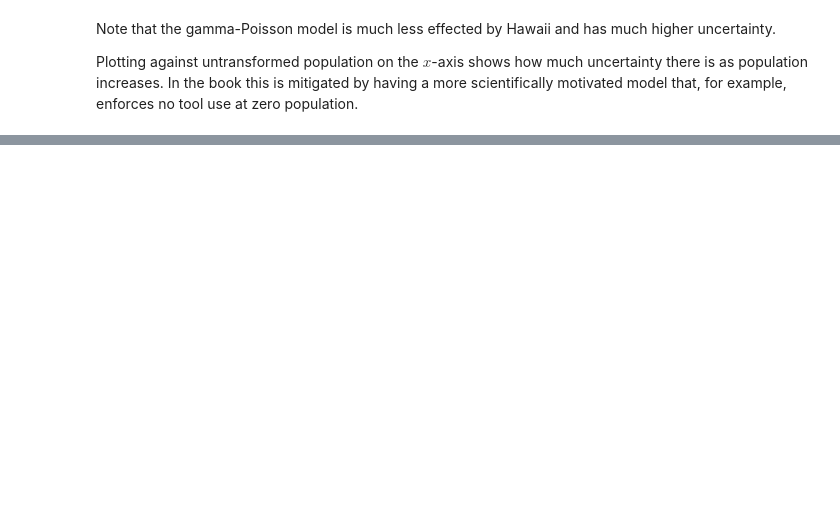
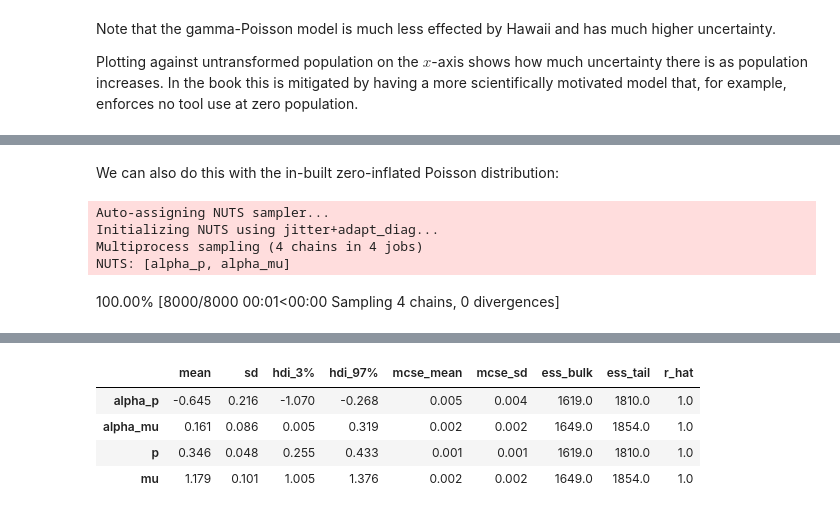
Before and after one commit to chris-leonard/statistical-rethinking, a Jupyter notebook: notes/chapter_12.ipynb, the cells around one changed output, grey strips where cells are left out. Cells and saved outputs as stored; diff of their text form; code cells hidden in the pictures; blank space fills up the shorter version.

```diff
--- a/notes/chapter_12.ipynb
+++ b/notes/chapter_12.ipynb
@@ -638,0 +767,34 @@ fig.tight_layout();
+# %% [markdown]
+We can also do this with the in-built zero-inflated Poisson distribution:
+# %%
+coords = {
+    "day": monks.index,
+}
+with pm.Model(coords=coords) as m12_3a:
+    # # priors
+    alpha_p = pm.Normal("alpha_p", mu=-1.5, sigma=1.0)
+    alpha_mu = pm.Normal("alpha_mu", mu=1.0, sigma=0.5)
+
+    # link functions
+    p = pm.Deterministic("p", pm.math.invlogit(alpha_p))
+    mu = pm.Deterministic("mu", pm.math.exp(alpha_mu))
+
+    # likelihood
+    manuscripts = pm.ZeroInflatedPoisson(
+        "manuscripts",
+        psi=1 - p,
+        mu=mu,
+        observed=monks.manuscripts,
+        dims="day",
+    )
+
+    # sample
+    trace_12_3b = pm.sample(random_seed=RANDOM_SEED)
+
+az.summary(trace_12_3b)
+# %% [output]
+Auto-assigning NUTS sampler...
+Initializing NUTS using jitter+adapt_diag...
+Multiprocess sampling (4 chains in 4 jobs)
+NUTS: [alpha_p, alpha_mu]
+100.00% [8000/8000 00:01<00:00 Sampling 4 chains, 0 divergences]
@@ -638,0 +802,5 @@ fig.tight_layout();
+|  | mean | sd | hdi_3% | hdi_97% | mcse_mean | mcse_sd | ess_bulk | ess_tail | r_hat |
+| alpha_p | -0.645 | 0.216 | -1.070 | -0.268 | 0.005 | 0.004 | 1619.0 | 1810.0 | 1.0 |
+| alpha_mu | 0.161 | 0.086 | 0.005 | 0.319 | 0.002 | 0.002 | 1649.0 | 1854.0 | 1.0 |
+| p | 0.346 | 0.048 | 0.255 | 0.433 | 0.001 | 0.001 | 1619.0 | 1810.0 | 1.0 |
+| mu | 1.179 | 0.101 | 1.005 | 1.376 | 0.002 | 0.002 | 1649.0 | 1854.0 | 1.0 |
```
Also changed, not shown: parts of 15 cells of this notebook.
